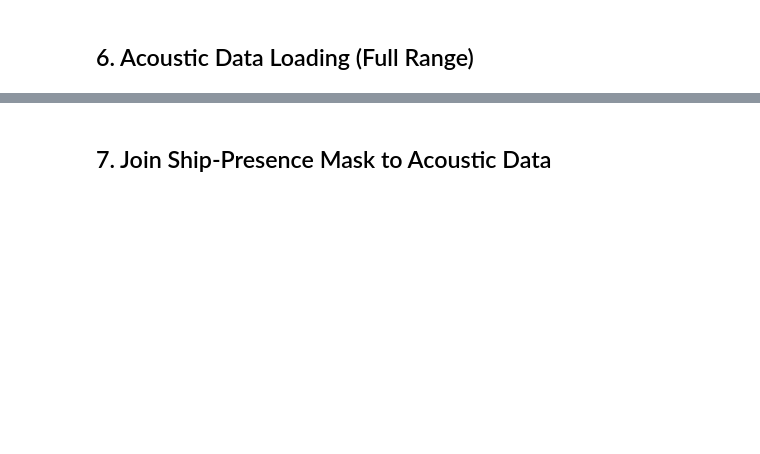
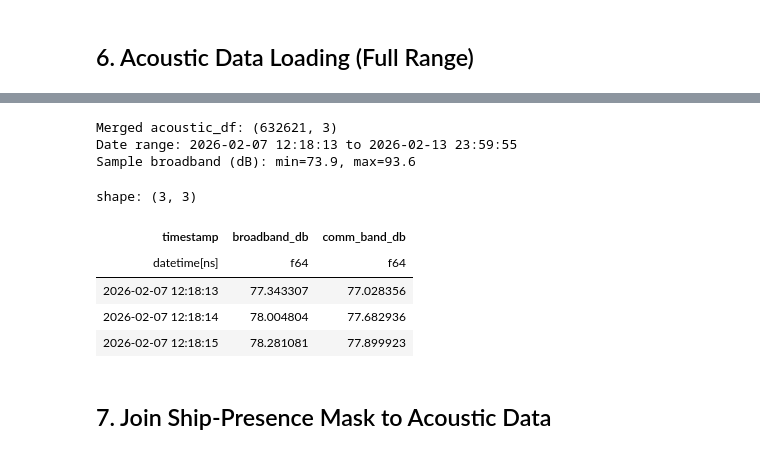
Before and after one commit to orcasound/ambient-sound-analysis, a Jupyter notebook: notebooks/ancient_ambient_comparison.ipynb, the cells around one changed output, grey strips where cells are left out. Drawn from its saved outputs; the diff is of its cells as text; code cells hidden in the pictures; blank space fills up the shorter version.

```diff
--- a/notebooks/ancient_ambient_comparison.ipynb
+++ b/notebooks/ancient_ambient_comparison.ipynb
@@ -296,21 +381,45 @@ print(f"Comm band loaded: {comm_df.shape}")
 # %%
 # Merge broadband and comm band into a single acoustic DataFrame
 # bb_df has column '0' (broadband dB), comm_df has 'sound_pressure_level_db' (comm band dB)
+# acoustic_df = (
+#     bb_df.rename({"0": "broadband_db", "__index_level_0__": "timestamp"})
+#     .select(["timestamp", "broadband_db"])
+#     .join(
+#         comm_df.rename({"__index_level_0__": "timestamp", "sound_pressure_level_db": "comm_band_db"})
+#         .select(["timestamp", "comm_band_db"]),
+#         on="timestamp",
+#         how="inner"
+#     )
+#     .sort("timestamp")
+# )
+# Cell: merge (broadband now computed from PSD with same ref=1 as comm band)
 acoustic_df = (
-    bb_df.rename({"0": "broadband_db", "__index_level_0__": "timestamp"})
-    .select(["timestamp", "broadband_db"])
-    .join(
-        comm_df.rename({"__index_level_0__": "timestamp", "sound_pressure_level_db": "comm_band_db"})
-        .select(["timestamp", "comm_band_db"]),
-        on="timestamp",
-        how="inner"
-    )
-    .sort("timestamp")
-)
+      bb_from_psd.rename({"__index_level_0__": "timestamp", "sound_pressure_level_db":
+  "broadband_db"})
+      .select(["timestamp", "broadband_db"])
+      .join(
+          comm_df.rename({"__index_level_0__": "timestamp", "sound_pressure_level_db":
+  "comm_band_db"})
+          .select(["timestamp", "comm_band_db"]),
+          on="timestamp",
+          how="inner"
+      )
+      .sort("timestamp")
+  )
 print(f"Merged acoustic_df: {acoustic_df.shape}")
 print(f"Date range: {acoustic_df['timestamp'].min()} to {acoustic_df['timestamp'].max()}")
 print(f"Sample broadband (dB): min={acoustic_df['broadband_db'].min():.1f}, max={acoustic_df['broadband_db'].max():.1f}")
 acoustic_df.head(3)
+# %% [output]
+Merged acoustic_df: (632621, 3)
+Date range: 2026-02-07 12:18:13 to 2026-02-13 23:59:55
+Sample broadband (dB): min=73.9, max=93.6
+shape: (3, 3)
+| timestamp | broadband_db | comm_band_db |
+| datetime[ns] | f64 | f64 |
+| 2026-02-07 12:18:13 | 77.343307 | 77.028356 |
+| 2026-02-07 12:18:14 | 78.004804 | 77.682936 |
+| 2026-02-07 12:18:15 | 78.281081 | 77.899923 |
 # %% [markdown]
 ## 7. Join Ship-Presence Mask to Acoustic Data
 # %%
```
Also changed, not shown: parts of 22 cells of this notebook.
